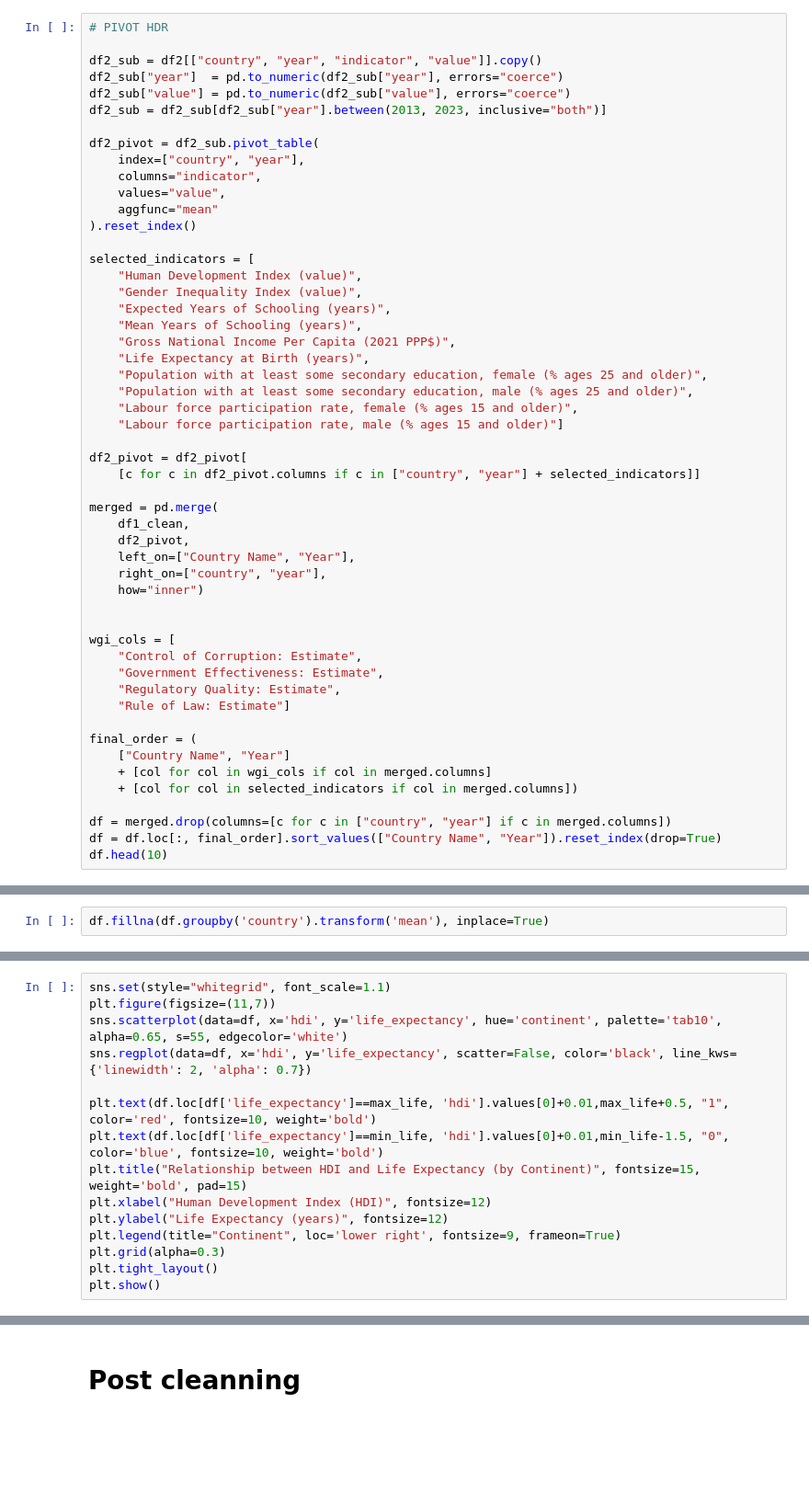
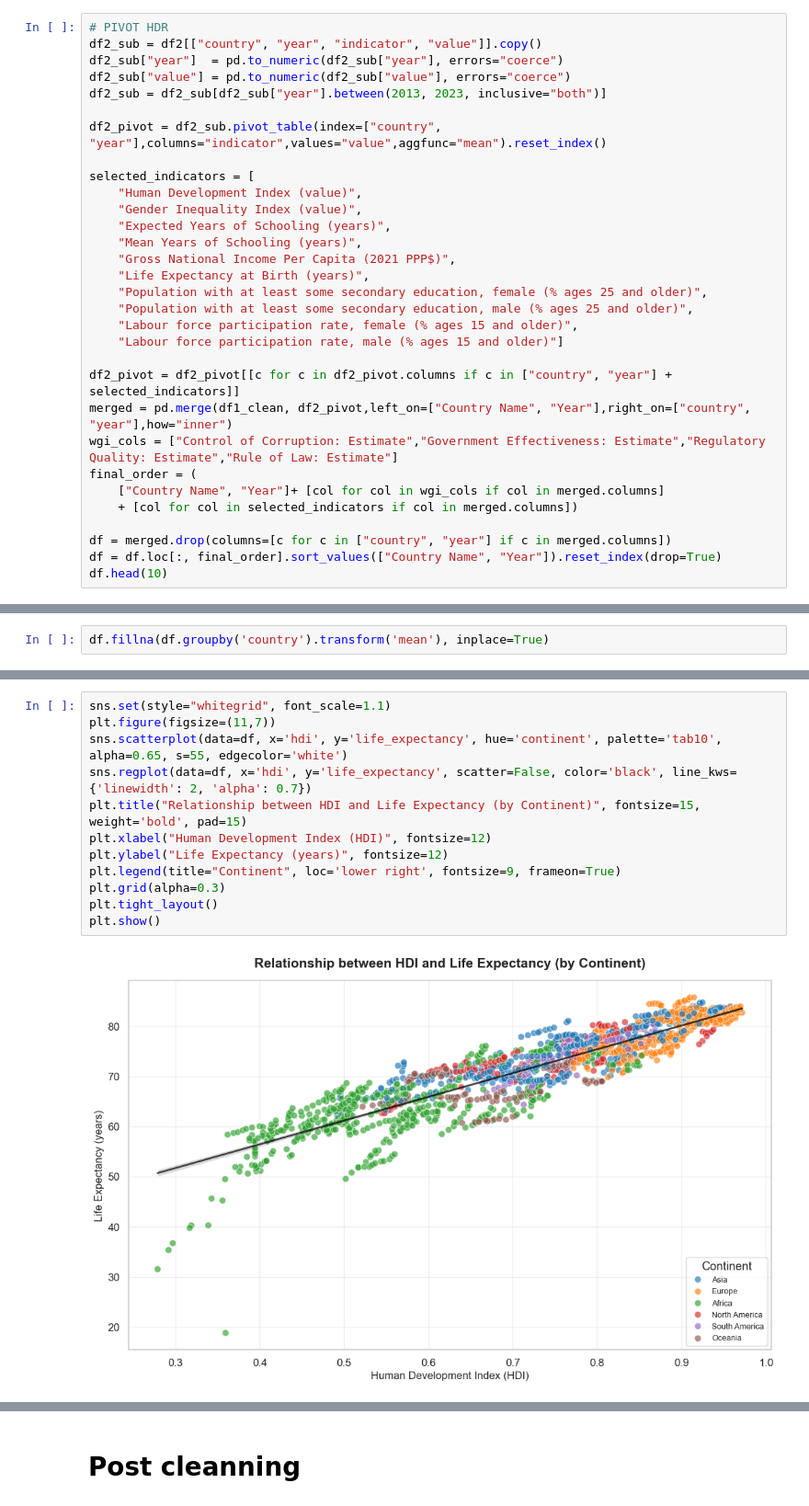
Before and after one commit to moonexca/governance-effectiveness-global-society-ml, a Jupyter notebook: MachineLearning_SoledadYash.ipynb, the cells around one changed output, grey strips where cells are left out. Shown at 92% size. Cells and saved outputs as stored; diff of their text form; blank space fills up the shorter version.

```diff
--- a/MachineLearning_SoledadYash.ipynb
+++ b/MachineLearning_SoledadYash.ipynb
@@ -218,18 +224,12 @@ Unique quantity: 51
  'Population with at least some secondary education, male (% ages 25 and older)']
 # %%
 # PIVOT HDR
-
 df2_sub = df2[["country", "year", "indicator", "value"]].copy()
 df2_sub["year"]  = pd.to_numeric(df2_sub["year"], errors="coerce")
 df2_sub["value"] = pd.to_numeric(df2_sub["value"], errors="coerce")
 df2_sub = df2_sub[df2_sub["year"].between(2013, 2023, inclusive="both")]
 
-df2_pivot = df2_sub.pivot_table(
-    index=["country", "year"],
-    columns="indicator",
-    values="value",
-    aggfunc="mean"
-).reset_index()
+df2_pivot = df2_sub.pivot_table(index=["country", "year"],columns="indicator",values="value",aggfunc="mean").reset_index()
 
 selected_indicators = [
     "Human Development Index (value)",
@@ -243,26 +243,11 @@ selected_indicators = [
     "Labour force participation rate, female (% ages 15 and older)",
     "Labour force participation rate, male (% ages 15 and older)"]
 
-df2_pivot = df2_pivot[
-    [c for c in df2_pivot.columns if c in ["country", "year"] + selected_indicators]]
-
-merged = pd.merge(
-    df1_clean,
-    df2_pivot,
-    left_on=["Country Name", "Year"],
-    right_on=["country", "year"],
-    how="inner")
-
-
-wgi_cols = [
-    "Control of Corruption: Estimate",
-    "Government Effectiveness: Estimate",
-    "Regulatory Quality: Estimate",
-    "Rule of Law: Estimate"]
-
+df2_pivot = df2_pivot[[c for c in df2_pivot.columns if c in ["country", "year"] + selected_indicators]]
+merged = pd.merge(df1_clean, df2_pivot,left_on=["Country Name", "Year"],right_on=["country", "year"],how="inner")
+wgi_cols = ["Control of Corruption: Estimate","Government Effectiveness: Estimate","Regulatory Quality: Estimate","Rule of Law: Estimate"]
 final_order = (
-    ["Country Name", "Year"]
-    + [col for col in wgi_cols if col in merged.columns]
+    ["Country Name", "Year"]+ [col for col in wgi_cols if col in merged.columns]
     + [col for col in selected_indicators if col in merged.columns])
 
 df = merged.drop(columns=[c for c in ["country", "year"] if c in merged.columns])
@@ -485,18 +460,17 @@ plt.show()
 # %%
 sns.set(style="whitegrid", font_scale=1.1)
 plt.figure(figsize=(11,7))
 sns.scatterplot(data=df, x='hdi', y='life_expectancy', hue='continent', palette='tab10', alpha=0.65, s=55, edgecolor='white')
 sns.regplot(data=df, x='hdi', y='life_expectancy', scatter=False, color='black', line_kws={'linewidth': 2, 'alpha': 0.7})
-
-plt.text(df.loc[df['life_expectancy']==max_life, 'hdi'].values[0]+0.01,max_life+0.5, "1", color='red', fontsize=10, weight='bold')
-plt.text(df.loc[df['life_expectancy']==min_life, 'hdi'].values[0]+0.01,min_life-1.5, "0", color='blue', fontsize=10, weight='bold')
 plt.title("Relationship between HDI and Life Expectancy (by Continent)", fontsize=15, weight='bold', pad=15)
 plt.xlabel("Human Development Index (HDI)", fontsize=12)
 plt.ylabel("Life Expectancy (years)", fontsize=12)
 plt.legend(title="Continent", loc='lower right', fontsize=9, frameon=True)
 plt.grid(alpha=0.3)
 plt.tight_layout()
 plt.show()
+# %% [output]
+[figure, added]
 # %%
 from sklearn.preprocessing import MinMaxScaler
 key_features = ['corruption','gov_effectiveness','regulatory_quality','rule_of_law','hdi','gni_per_capita']
```
Also changed, not shown: parts of 22 cells of this notebook.
